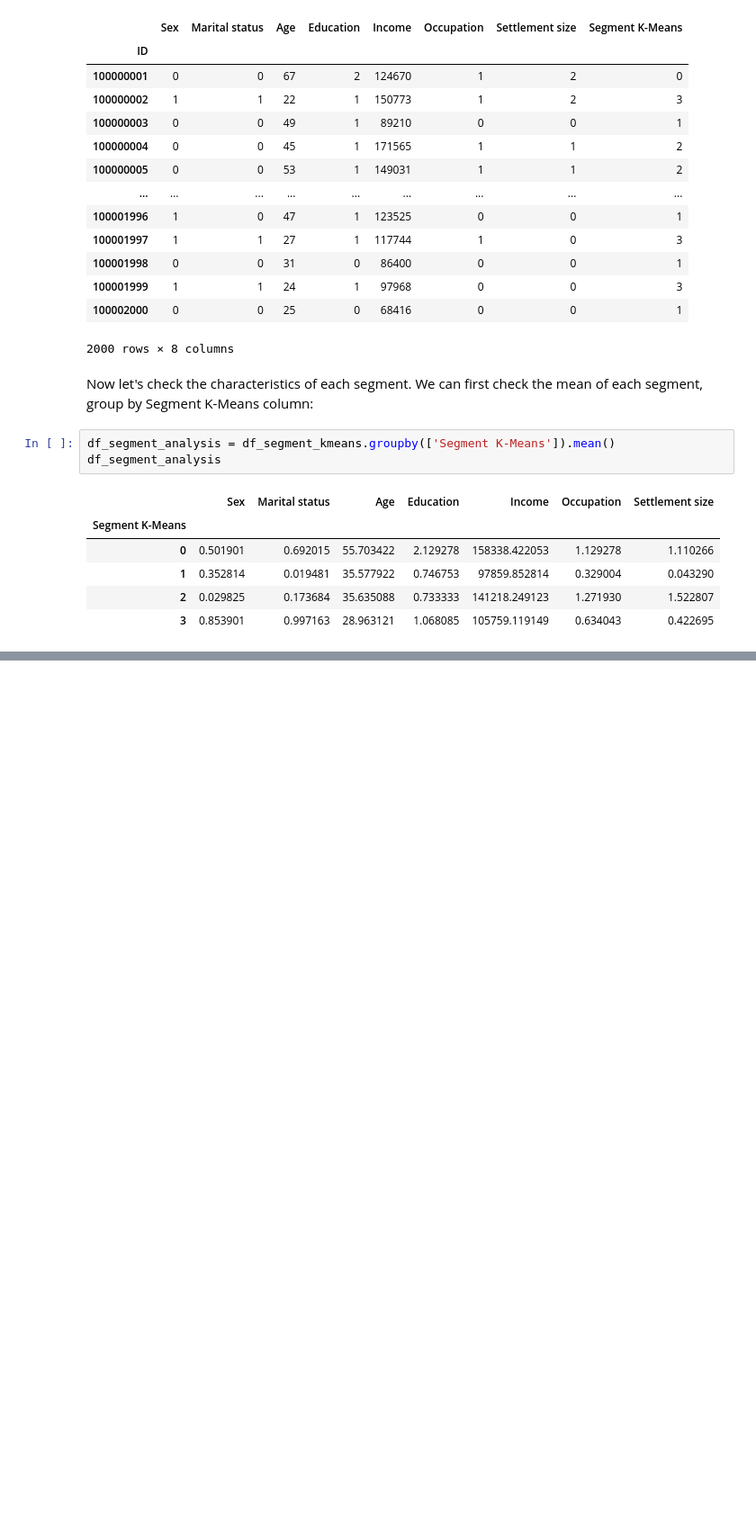
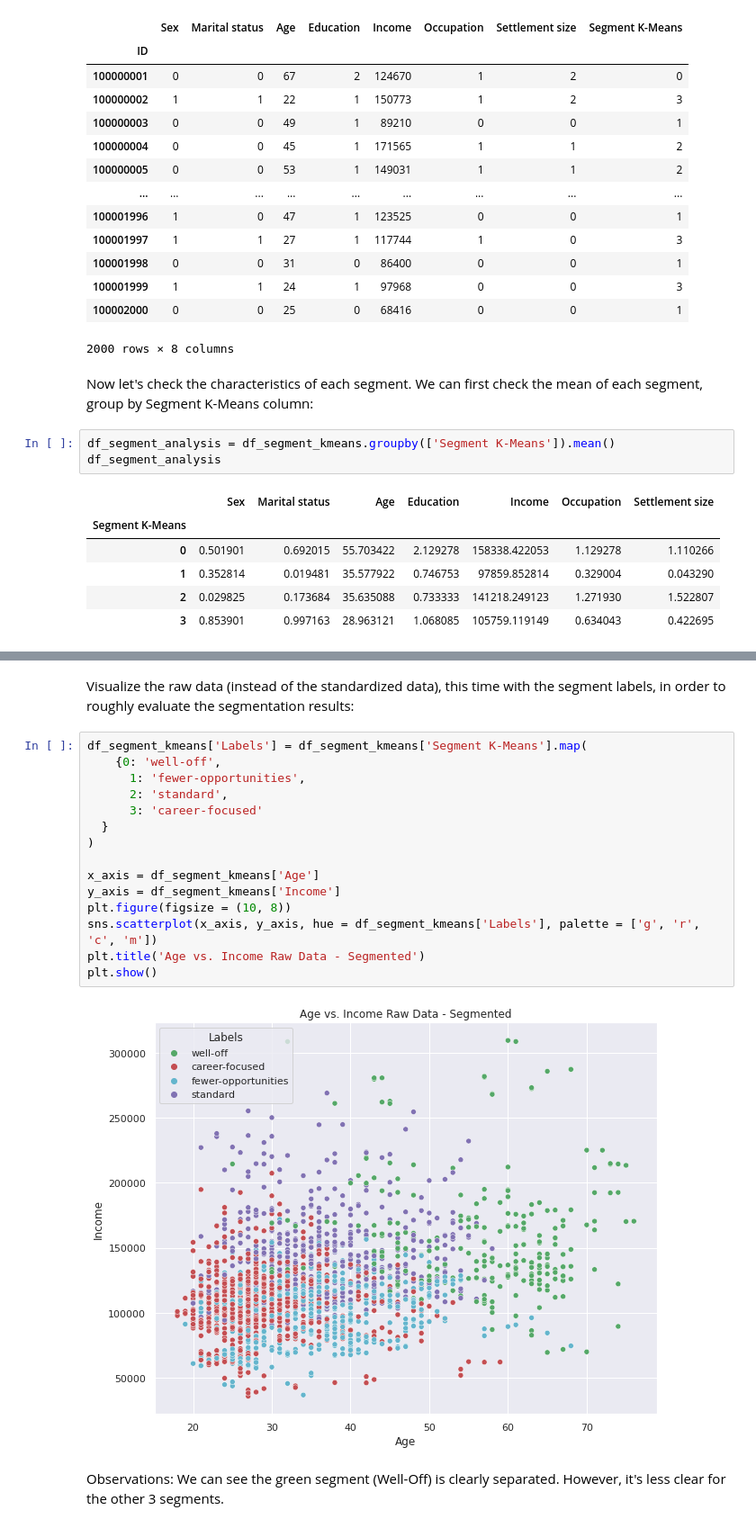
Before and after one commit to mihnguyen/udemy-customer-analytics, a Jupyter notebook: customer-segmentation/notebook_Customer_Segmentation.ipynb, the cells around one changed output, grey strips where cells are left out. Shown at 90% size. Drawn from its saved outputs; the diff is of its cells as text; blank space fills up the shorter version.

```diff
--- a/customer-segmentation/notebook_Customer_Segmentation.ipynb
+++ b/customer-segmentation/notebook_Customer_Segmentation.ipynb
@@ -287,0 +319,21 @@ Observations:
+# %% [markdown]
+Visualize the raw data (instead of the standardized data), this time with the segment labels, in order to roughly evaluate the segmentation results:
+# %%
+df_segment_kmeans['Labels'] = df_segment_kmeans['Segment K-Means'].map(
+    {0: 'well-off',
+      1: 'fewer-opportunities',
+      2: 'standard',
+      3: 'career-focused'
+  }
+)
+
+x_axis = df_segment_kmeans['Age']
+y_axis = df_segment_kmeans['Income']
+plt.figure(figsize = (10, 8))
+sns.scatterplot(x_axis, y_axis, hue = df_segment_kmeans['Labels'], palette = ['g', 'r', 'c', 'm'])
+plt.title('Age vs. Income Raw Data - Segmented')
+plt.show()
+# %% [output]
+[figure, added]
+# %% [markdown]
+Observations: We can see the green segment (Well-Off) is clearly separated. However, it's less clear for the other 3 segments.
```
Also changed, not shown: parts of 6 cells of this notebook.
